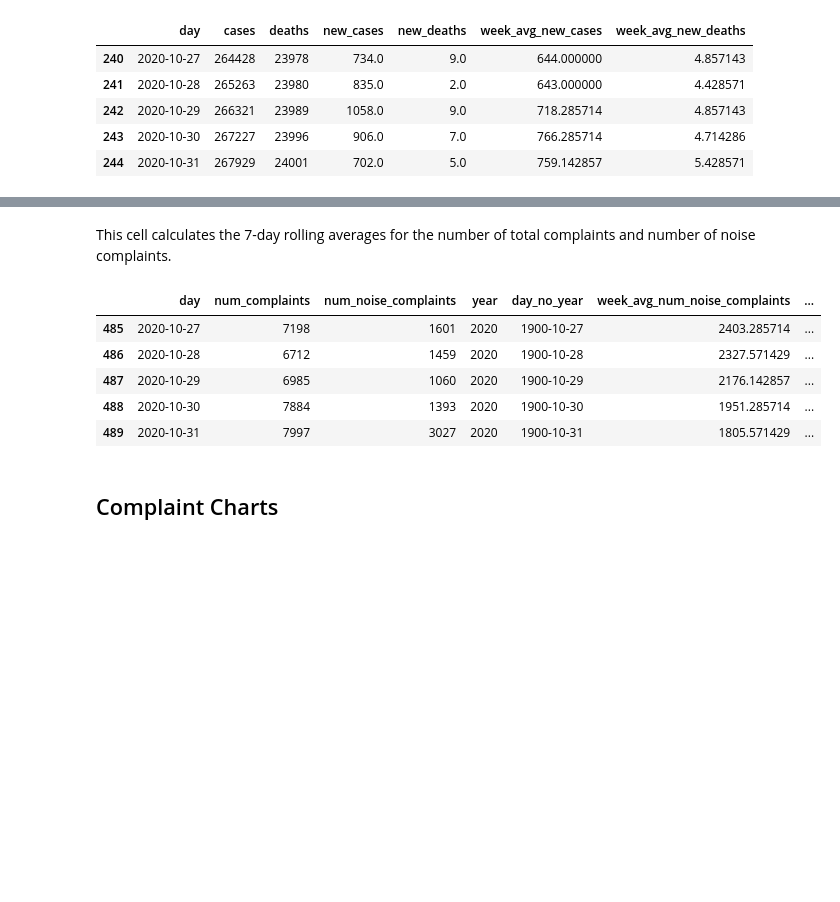
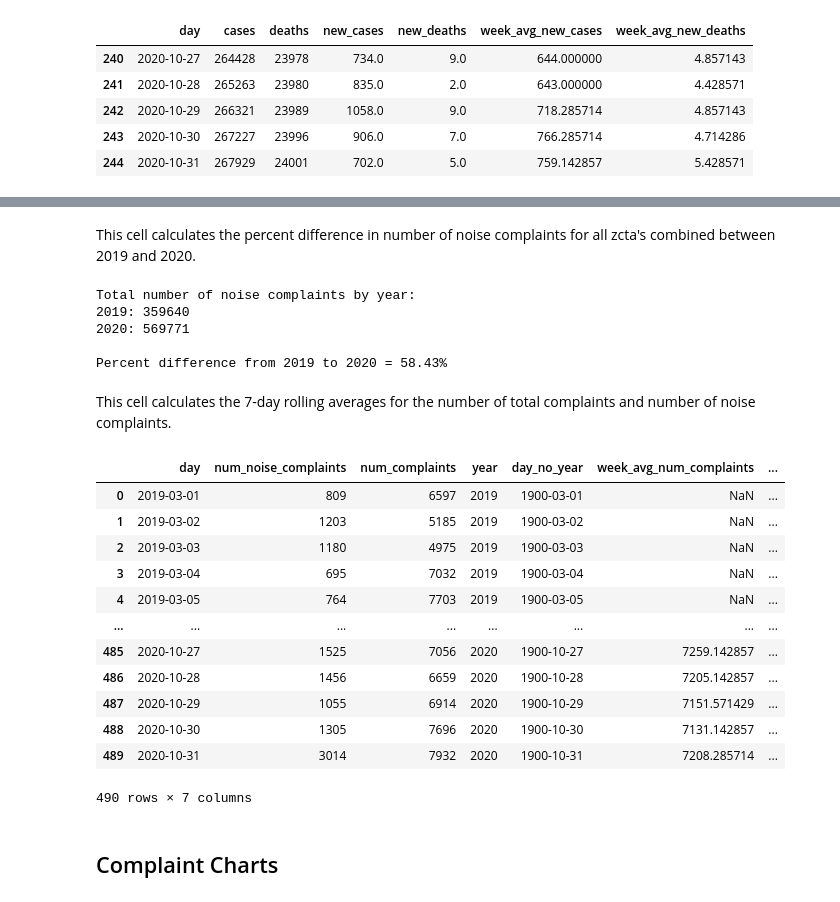
Before and after one commit to BrunoGomesCoelho/311_covid_trends, a Jupyter notebook: census_analysis/1.5-complaints_covid_vis.ipynb, the cells around one changed output, grey strips where cells are left out. Saved outputs shown, nothing was run; the diff lists cells and outputs as text; code cells hidden in the pictures; blank space fills up the shorter version.

```diff
--- a/census_analysis/1.5-complaints_covid_vis.ipynb
+++ b/census_analysis/1.5-complaints_covid_vis.ipynb
@@ -17,0 +22,8 @@ df_covid.tail()
+# %%
+complaints_url = 'https://gist.githubusercontent.com/DanielKerrigan/c0c8bd921a052bf6cdf87343773202ba/raw/31aa3dbcdc4904308480c79f22eb775c27f274e0/complaints_census_by_zip_day.csv'
+df_311_zip_day = pd.read_csv(complaints_url, low_memory=False)
+
+df_311_zip_day['day'] = pd.to_datetime(df_311_zip_day['day'])
+df_311_zip_day['year'] = df_311_zip_day['day'].dt.year
+
+df_311_zip_day.tail()
@@ -17,0 +39,3 @@ df_covid.tail()
+# %%
+df_311_zip_day = df_311_zip_day[df_311_zip_day['median_earning'] != '-'].copy()
+df_311_zip_day['median_earning'] = df_311_zip_day['median_earning'].astype(int)
@@ -18 +86,5 @@ df_covid.tail()
+# %%
+# remove outliers
+outliers = [10466, 11109]
+df_311_diff = df_311_diff[~df_311_diff['zcta'].isin(outliers)]
 # %% [markdown]
@@ -25,0 +92,13 @@ df_311_day['day_no_year'] = df_311_day['day'].apply(lambda x: x.replace(year=190
+# %%
+# remove outliers
+df_311_by_day = df_311_zip_day[~df_311_zip_day['zcta'].isin(outliers)]
+
+df_311_by_day = df_311_by_day.groupby('day').agg({
+    'num_noise_complaints': 'sum',
+    'num_complaints': 'sum',
+    'year': 'first'
+}).reset_index(level=['day'])
+
+df_311_by_day['day_no_year'] = df_311_by_day['day'].apply(lambda x: x.replace(year=1900))
+
+df_311_by_day.tail()
@@ -26,2 +112,21 @@ df_311_day['day_no_year'] = df_311_day['day'].apply(lambda x: x.replace(year=190
+# %% [markdown]
+This cell calculates the percent difference in number of noise complaints for all zcta's combined between 2019 and 2020.
+# %%
+sum_noise_complaints = df_311_by_day.groupby('year').sum()['num_noise_complaints']
+
+print(f'''Total number of noise complaints by year:
+2019: {sum_noise_complaints[2019]}
+2020: {sum_noise_complaints[2020]}''')
+
+percent_diff_complaints = ((sum_noise_complaints[2020] - sum_noise_complaints[2019])
+                           / sum_noise_complaints[2019])
+
+print(f'\nPercent difference from 2019 to 2020 = {percent_diff_complaints:.2%}')
+# %% [output]
+Total number of noise complaints by year:
+2019: 359640
+2020: 569771
+
+Percent difference from 2019 to 2020 = 58.43%
 # %% [markdown]
 This cell calculates the 7-day rolling averages for the number of total complaints and number of noise complaints.
@@ -38,12 +133,27 @@ rolling_avg(2020, 'num_complaints')
-# %%
-df_311_day.tail()
-# %% [output]
-|  | day | num_complaints | num_noise_complaints | year | day_no_year | week_avg_num_noise_complaints | ... |
-| 485 | 2020-10-27 | 7198 | 1601 | 2020 | 1900-10-27 | 2403.285714 | ... |
-| 486 | 2020-10-28 | 6712 | 1459 | 2020 | 1900-10-28 | 2327.571429 | ... |
-| 487 | 2020-10-29 | 6985 | 1060 | 2020 | 1900-10-29 | 2176.142857 | ... |
-| 488 | 2020-10-30 | 7884 | 1393 | 2020 | 1900-10-30 | 1951.285714 | ... |
-| 489 | 2020-10-31 | 7997 | 3027 | 2020 | 1900-10-31 | 1805.571429 | ... |
+# %%
+rolling_averages = df_311_by_day.groupby('year').rolling(7)[
+    'num_complaints',
+    'num_noise_complaints'
+].mean().reset_index(level=0, drop=True)
+
+df_311_by_day['week_avg_num_complaints'] = rolling_averages['num_complaints']
+df_311_by_day['week_avg_num_noise_complaints'] = rolling_averages['num_noise_complaints']
+
+df_311_by_day
+# %% [output]
+|  | day | num_noise_complaints | num_complaints | year | day_no_year | week_avg_num_complaints | ... |
+| 0 | 2019-03-01 | 809 | 6597 | 2019 | 1900-03-01 | NaN | ... |
+| 1 | 2019-03-02 | 1203 | 5185 | 2019 | 1900-03-02 | NaN | ... |
+| 2 | 2019-03-03 | 1180 | 4975 | 2019 | 1900-03-03 | NaN | ... |
+| 3 | 2019-03-04 | 695 | 7032 | 2019 | 1900-03-04 | NaN | ... |
+| 4 | 2019-03-05 | 764 | 7703 | 2019 | 1900-03-05 | NaN | ... |
+| ... | ... | ... | ... | ... | ... | ... | ... |
+| 485 | 2020-10-27 | 1525 | 7056 | 2020 | 1900-10-27 | 7259.142857 | ... |
+| 486 | 2020-10-28 | 1456 | 6659 | 2020 | 1900-10-28 | 7205.142857 | ... |
+| 487 | 2020-10-29 | 1055 | 6914 | 2020 | 1900-10-29 | 7151.571429 | ... |
+| 488 | 2020-10-30 | 1305 | 7696 | 2020 | 1900-10-30 | 7131.142857 | ... |
+| 489 | 2020-10-31 | 3014 | 7932 | 2020 | 1900-10-31 | 7208.285714 | ... |
+490 rows × 7 columns
 # %% [markdown]
 ## Complaint Charts
 # %% [markdown]
```
Also changed, not shown: parts of 19 cells of this notebook, 3 other files.
